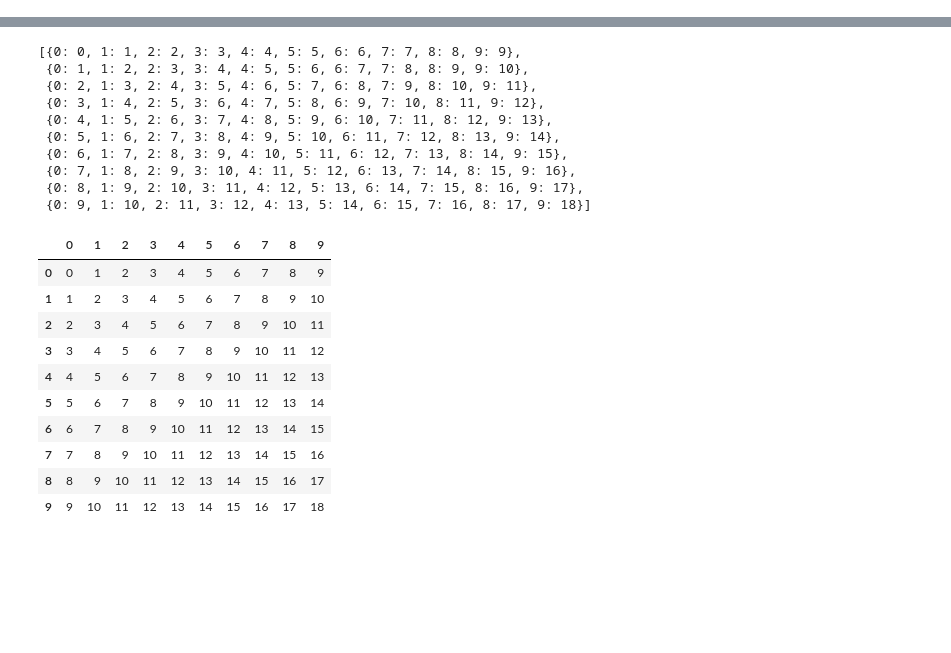
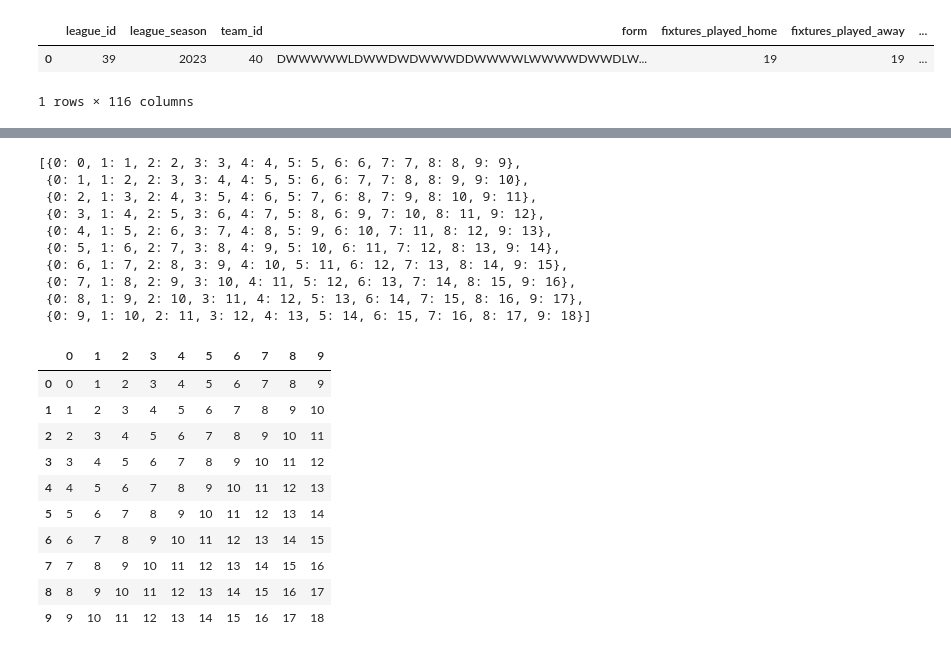
Before and after one commit to MOlowski/Sports-Events-Predictions, a Jupyter notebook: get_players.ipynb, the cells around one changed output, grey strips where cells are left out. Saved outputs shown, nothing was run; the diff lists cells and outputs as text; code cells hidden in the pictures; blank space fills up the shorter version.

```diff
--- a/get_players.ipynb
+++ b/get_players.ipynb
@@ -39,19 +23,20 @@ df
 # %%
-def encode_data(data_dict):
+def encode_data(data_dict, parent_key = '', sep= '_'):
     encoded = []
     for key, val in data_dict.items():
+        new_key = f'{parent_key}{sep}{key}' if parent_key else key
         if isinstance(val, dict):
-            encoded.extend(encode_data(val).items())
+            encoded.extend(encode_data(val, new_key, sep=sep).items())
         elif isinstance(val, list):
             if val:
                 if all(isinstance(i, dict) for i in val):
                     for k, v in enumerate(val):
-                        encoded.extend(encode_data(v).items())
+                        v_key = f'{new_key}{sep}{k}'
+                        encoded.extend(encode_data(v, v_key, sep=sep).items())
                 else:
-                    encoded.append((key, val))
+                    encoded.append((new_key, val))
             else:
-                encoded.append((key, []))
+                encoded.append((new_key, []))
         else:
-            encoded.append((key, val))
-    print(encoded)
+            encoded.append((new_key, val))
     return dict(encoded)
@@ -57,0 +74,9 @@ def encode_data(data_dict):
+# %%
+import requests
+
+endpoint = 'teams/statistics'
+params= {'league': 39,
+         'team': 40,
+         'season': 2023}
+
+df2, remain = get_data(endpoint, params)
@@ -57,0 +105,4 @@ def encode_data(data_dict):
+# %%
+total_team_stats_data = []
+total_team_stats_data.append(encode_data(df2['response']))
+total_team_stats_data
@@ -57,0 +149,16 @@ def encode_data(data_dict):
+# %%
+import pandas as pd
+team_stats_df = pd.DataFrame(total_team_stats_data)
+# %%
+team_stats_df = team_stats_df.drop(columns = {
+    'league_name',
+    'league_country',
+    'league_logo',
+    'league_flag',
+    'team_name',
+    'team_logo'})
+team_stats_df.head()
+# %% [output]
+|  | league_id | league_season | team_id | form | fixtures_played_home | fixtures_played_away | ... |
+| 0 | 39 | 2023 | 40 | DWWWWWLDWWDWDWWWDDWWWWLWWWWDWWDLW... | 19 | 19 | ... |
+1 rows × 116 columns
```
Also changed, not shown: parts of 13 cells of this notebook, 1 other file.
